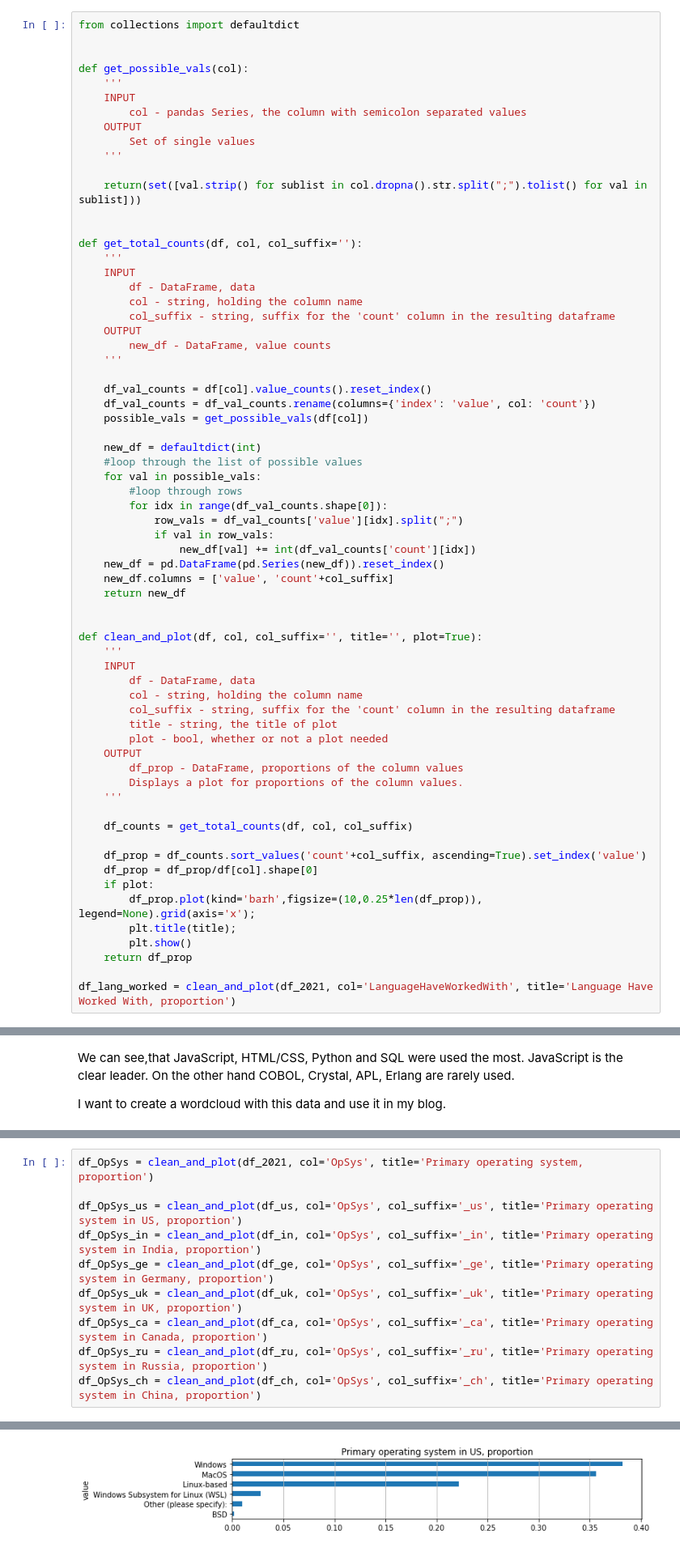
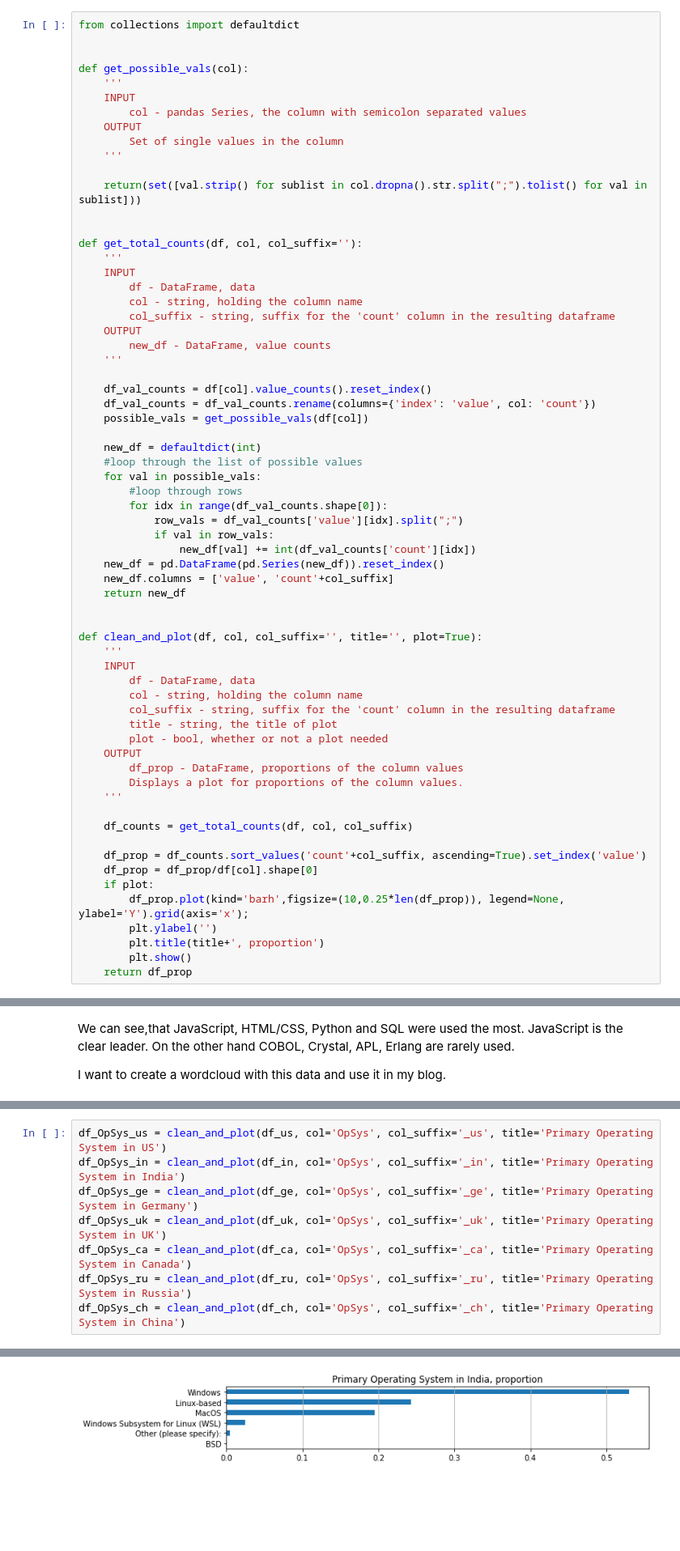
Before and after one commit to natashk/Udacity-DSND-Project1, a Jupyter notebook: so_survey.ipynb, the cells around one changed output, grey strips where cells are left out. Shown at 81% size. Cells and saved outputs as stored; diff of their text form; blank space fills up the shorter version.

Commit message:
Changed plots by country

```diff
--- a/so_survey.ipynb
+++ b/so_survey.ipynb
@@ -78,7 +84,7 @@ def get_possible_vals(col):
     INPUT
         col - pandas Series, the column with semicolon separated values
     OUTPUT
-        Set of single values
+        Set of single values in the column
     '''
 
     return(set([val.strip() for sublist in col.dropna().str.split(";").tolist() for val in sublist]))
@@ -129,9 +135,8 @@ def clean_and_plot(df, col, col_suffix='', title='', plot=True):
     df_prop = df_counts.sort_values('count'+col_suffix, ascending=True).set_index('value')
     df_prop = df_prop/df[col].shape[0]
     if plot:
-        df_prop.plot(kind='barh',figsize=(10,0.25*len(df_prop)), legend=None).grid(axis='x');
-        plt.title(title);
+        df_prop.plot(kind='barh',figsize=(10,0.25*len(df_prop)), legend=None, ylabel='Y').grid(axis='x');
+        plt.ylabel('')
+        plt.title(title+', proportion')
         plt.show()
     return df_prop
-
-df_lang_worked = clean_and_plot(df_2021, col='LanguageHaveWorkedWith', title='Language Have Worked With, proportion')
@@ -255,11 +319,9 @@ plt.legend(loc='center right');
 # %%
-df_OpSys = clean_and_plot(df_2021, col='OpSys', title='Primary operating system, proportion')
-
-df_OpSys_us = clean_and_plot(df_us, col='OpSys', col_suffix='_us', title='Primary operating system in US, proportion')
-df_OpSys_in = clean_and_plot(df_in, col='OpSys', col_suffix='_in', title='Primary operating system in India, proportion')
-df_OpSys_ge = clean_and_plot(df_ge, col='OpSys', col_suffix='_ge', title='Primary operating system in Germany, proportion')
-df_OpSys_uk = clean_and_plot(df_uk, col='OpSys', col_suffix='_uk', title='Primary operating system in UK, proportion')
-df_OpSys_ca = clean_and_plot(df_ca, col='OpSys', col_suffix='_ca', title='Primary operating system in Canada, proportion')
-df_OpSys_ru = clean_and_plot(df_ru, col='OpSys', col_suffix='_ru', title='Primary operating system in Russia, proportion')
-df_OpSys_ch = clean_and_plot(df_ch, col='OpSys', col_suffix='_ch', title='Primary operating system in China, proportion')
+df_OpSys_us = clean_and_plot(df_us, col='OpSys', col_suffix='_us', title='Primary Operating System in US')
+df_OpSys_in = clean_and_plot(df_in, col='OpSys', col_suffix='_in', title='Primary Operating System in India')
+df_OpSys_ge = clean_and_plot(df_ge, col='OpSys', col_suffix='_ge', title='Primary Operating System in Germany')
+df_OpSys_uk = clean_and_plot(df_uk, col='OpSys', col_suffix='_uk', title='Primary Operating System in UK')
+df_OpSys_ca = clean_and_plot(df_ca, col='OpSys', col_suffix='_ca', title='Primary Operating System in Canada')
+df_OpSys_ru = clean_and_plot(df_ru, col='OpSys', col_suffix='_ru', title='Primary Operating System in Russia')
+df_OpSys_ch = clean_and_plot(df_ch, col='OpSys', col_suffix='_ch', title='Primary Operating System in China')
 # %% [output]
@@ -267 +329 @@ df_OpSys_ch = clean_and_plot(df_ch, col='OpSys', col_suffix='_ch', title='Primar
-[figure, old version]
+[figure, new version]
```
Also changed, not shown: parts of 42 cells of this notebook, 1 other file.
